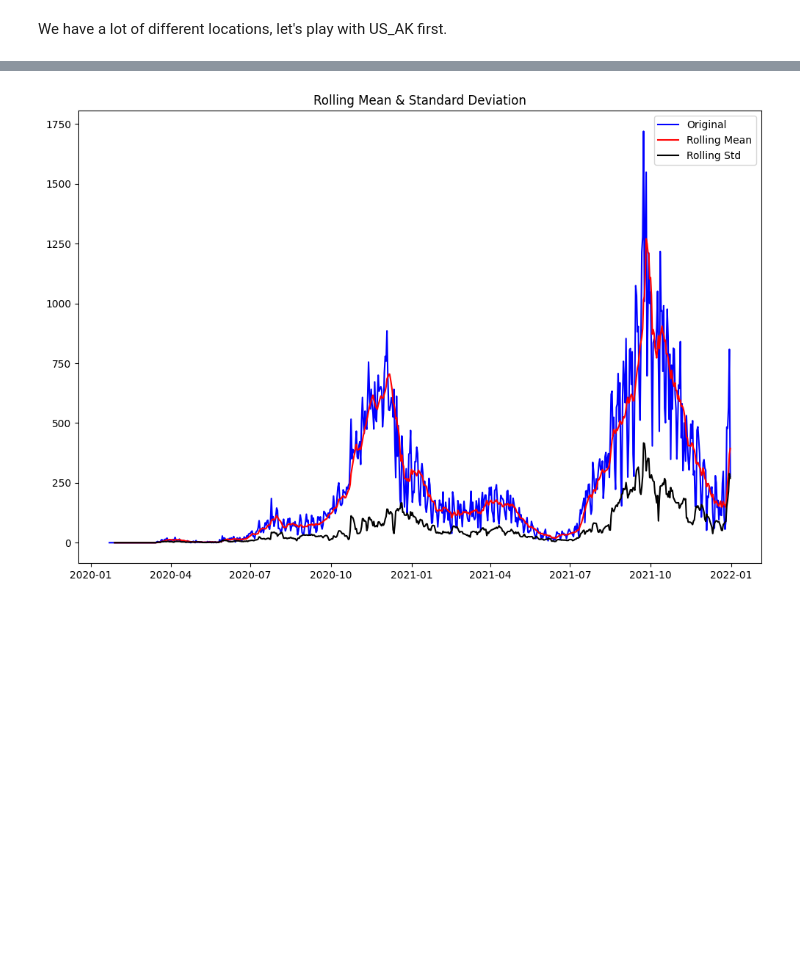
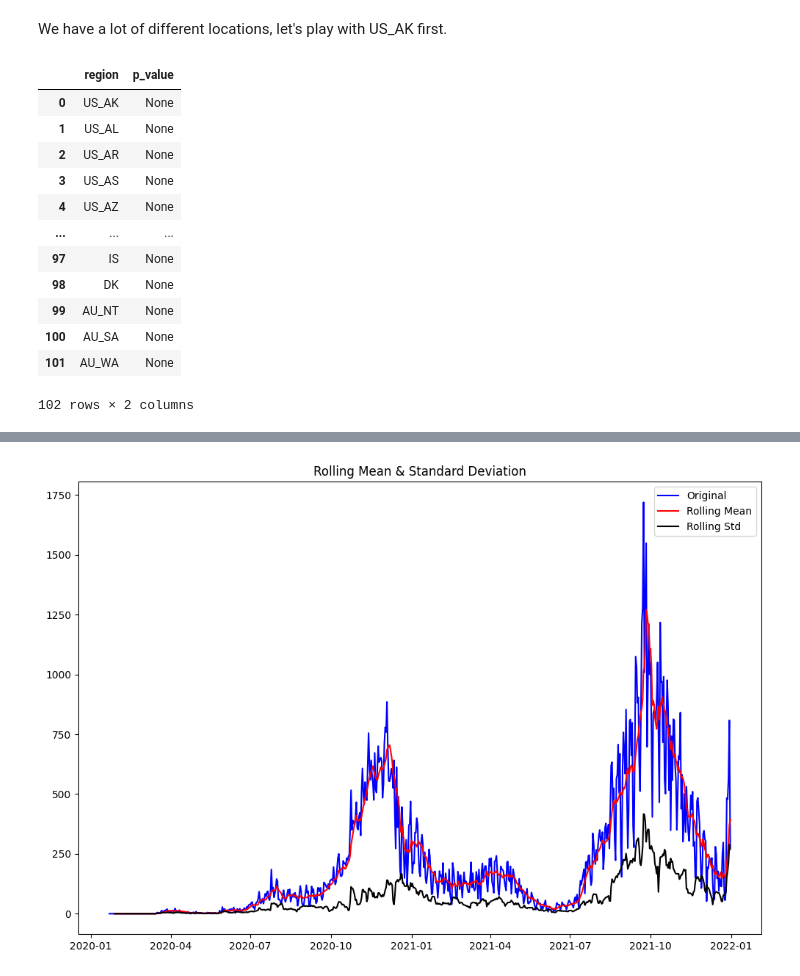
Before and after one commit to danlingzhou16/stat390, a Jupyter notebook: Danling_390_ARIMA.ipynb, the cells around one changed output, grey strips where cells are left out. Saved outputs shown, nothing was run; the diff lists cells and outputs as text; code cells hidden in the pictures; blank space fills up the shorter version.

Commit message:
Added stationary test for all locations

```diff
--- a/Danling_390_ARIMA.ipynb
+++ b/Danling_390_ARIMA.ipynb
@@ -41,0 +47,18 @@ We have a lot of different locations, let's play with US_AK first.
+# %%
+stationary_df = pd.DataFrame(train_sel_for_arima.location_key_x.unique(), columns = ['region'])
+stationary_df['p_value'] = None
+stationary_df
+# %% [output]
+|  | region | p_value |
+| 0 | US_AK | None |
+| 1 | US_AL | None |
+| 2 | US_AR | None |
+| 3 | US_AS | None |
+| 4 | US_AZ | None |
+| ... | ... | ... |
+| 97 | IS | None |
+| 98 | DK | None |
+| 99 | AU_NT | None |
+| 100 | AU_SA | None |
+| 101 | AU_WA | None |
+102 rows × 2 columns
```
Also changed, not shown: parts of 8 cells of this notebook.
